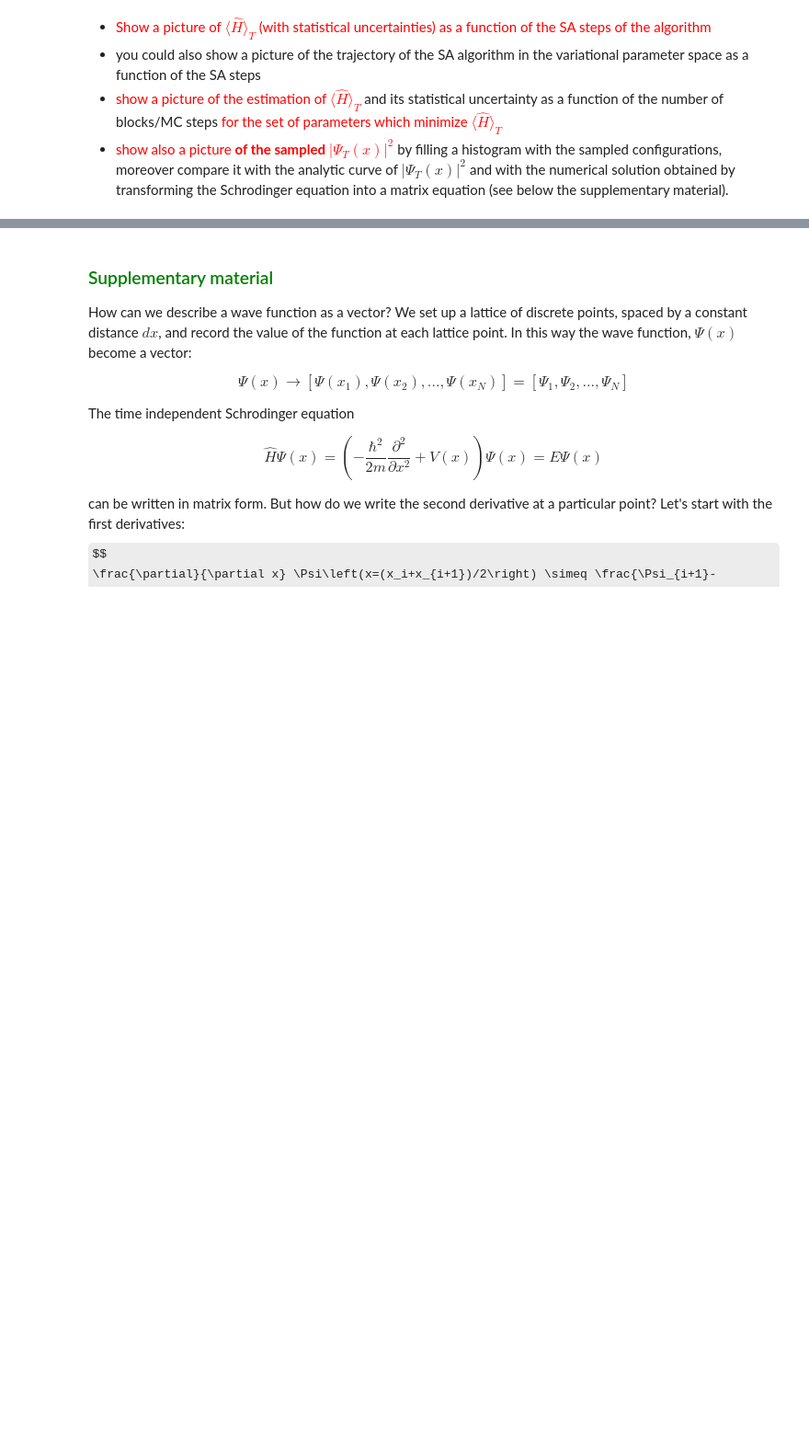
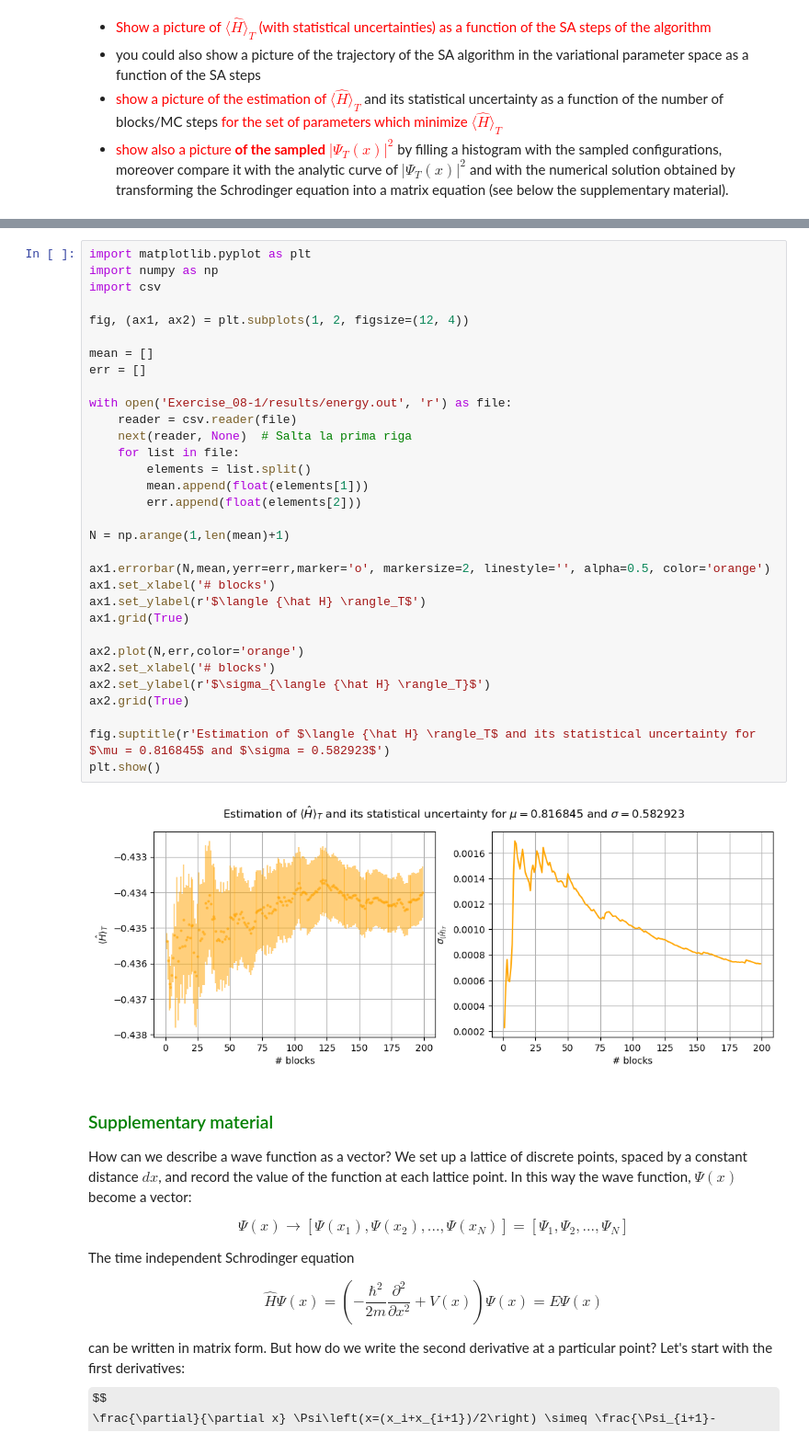
Before and after one commit to edoiannu/LSN_Exercises_Iannucci, a Jupyter notebook: Exercises_08/LSN_Exercises_08.ipynb, the cells around one changed output, grey strips where cells are left out. Shown at 92% size. Cells and saved outputs as stored; diff of their text form; some formulas as TeX source; blank space fills up the shorter version.

```diff
--- a/Exercises_08/LSN_Exercises_08.ipynb
+++ b/Exercises_08/LSN_Exercises_08.ipynb
@@ -122,3 +154,37 @@ plt.show()
+# %%
+import matplotlib.pyplot as plt
+import numpy as np
+import csv
+
+fig, (ax1, ax2) = plt.subplots(1, 2, figsize=(12, 4))
+
+mean = []
+err = []
+
+with open('Exercise_08-1/results/energy.out', 'r') as file:
+    reader = csv.reader(file)
+    next(reader, None)  # Salta la prima riga
+    for list in file:
+        elements = list.split()
+        mean.append(float(elements[1]))
+        err.append(float(elements[2]))
+
+N = np.arange(1,len(mean)+1)
+
+ax1.errorbar(N,mean,yerr=err,marker='o', markersize=2, linestyle='', alpha=0.5, color='orange')
+ax1.set_xlabel('# blocks')
+ax1.set_ylabel(r'$\langle {\hat H} \rangle_T$')
+ax1.grid(True)
+
+ax2.plot(N,err,color='orange')
+ax2.set_xlabel('# blocks')
+ax2.set_ylabel(r'$\sigma_{\langle {\hat H} \rangle_T}$')
+ax2.grid(True)
+
+fig.suptitle(r'Estimation of $\langle {\hat H} \rangle_T$ and its statistical uncertainty for $\mu = 0.816845$ and $\sigma = 0.582923$')
+plt.show()
+# %% [output]
+[figure, added]
 # %% [markdown]
 ### <span style="color:green">Supplementary material</span>
 
```
Also changed, not shown: parts of 8 cells of this notebook, 9 other files.
